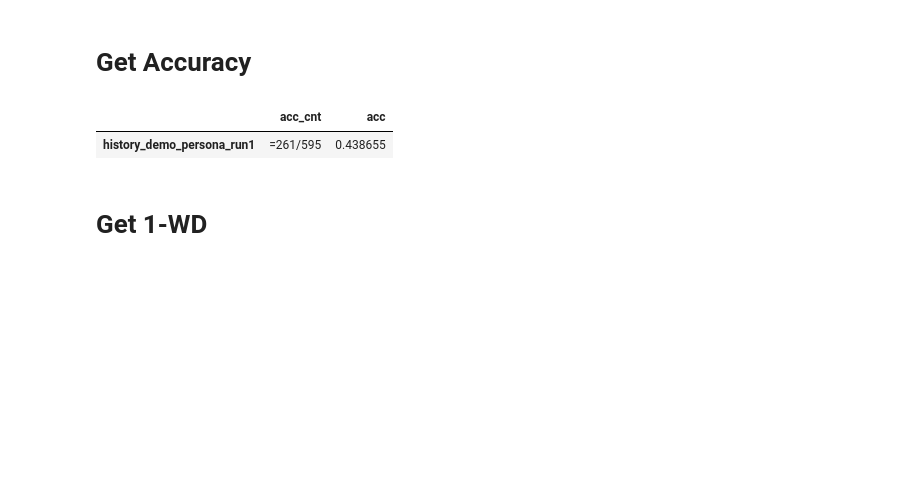
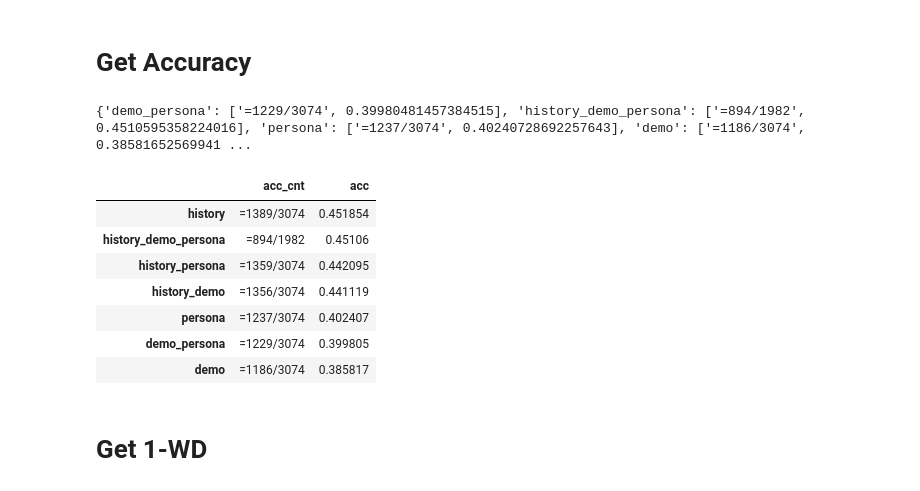
Before and after one commit to liamjxu/pump_code, a Jupyter notebook: pump/experiment/eval.ipynb, the cells around one changed output. Cells and saved outputs as stored; diff of their text form; code cells hidden in the pictures; blank space fills up the shorter version.

```diff
--- a/pump/experiment/eval.ipynb
+++ b/pump/experiment/eval.ipynb
@@ -35,42 +57,63 @@ viz_filename = f"date0826_v10post_midterm_{survey_name}_history_run1.json"
+# %%
+
+survey_name = "American_Trends_Panel_W32"
+
+def skip_exp(filename):
+    # if 'pval' in filename: return True
+    return False
+
+def get_exp(filename):
+    if filename[-5:] == '.json': filename = filename[:-5]
+    exp_elements = [_ for _ in filename.split('_') if _ in ['history', 'demo', 'persona', 'v10']]
+    final = '_'.join(exp_elements)
+    # print(filename, '->', final)
+    return final
 # %% [markdown]
 # Get Accuracy
 # %%
 import json
 import os
 import pandas as pd
 import numpy as np
 
 res = {}
 for filename in os.listdir(f'opinions_qa/output/{survey_name}/'):
-    if any(_ not in filename for _ in ['v10']):
-        continue
-    # if any(_ in filename for _ in ['fix']):
-    #     continue
-    exp = filename[len(f"date0826_v10post_midterm_{survey_name}_"):-len('.json')]
+    if skip_exp(filename): continue
+    exp = get_exp(filename)
+    # exp = filename
     if exp not in res:
         res[exp] = []
 
     with open(f"opinions_qa/output/{survey_name}/{filename}", 'r') as f:
         data = json.load(f)
     # res[exp] += [f"={sum([_['is_correct'] for _ in data])}/{len(data)}", f"{sum([_['is_correct'] for _ in data])/len(data):.4f}"]
     res[exp] += [f"={sum([_['is_correct'] for _ in data])}/{len(data)}", sum([_['is_correct'] for _ in data])/len(data)]
 
+
+print(res)
 df = pd.DataFrame(res)
 df = df[sorted(df.columns)]
 df = df.transpose()
 
 # df['acc_avg'] = df.apply(lambda x: np.mean(x[[1,3,5]]), axis=1)
 # df['acc_var'] = df.apply(lambda x: np.var(x[[1,3,5]]), axis=1)
 # df['acc_std'] = df.apply(lambda x: np.std(x[[1,3,5]]), axis=1)
 # df['acc_avg%'] = df.apply(lambda x: f"{100*x['acc_avg']:.2f}%", axis=1)
 # df['acc_std%'] = df.apply(lambda x: f"{100*np.std(x[[1,3,5]]):.2f}%", axis=1)
 
 acc_df = df
 acc_df = acc_df.rename(columns={0: "acc_cnt", 1: "acc"})
-acc_df
+acc_df.sort_values(by='acc', ascending=False)
 # %% [output]
+{'demo_persona': ['=1229/3074', 0.39980481457384515], 'history_demo_persona': ['=894/1982', 0.4510595358224016], 'persona': ['=1237/3074', 0.40240728692257643], 'demo': ['=1186/3074', 0.38581652569941 ...
 |  | acc_cnt | acc |
-| history_demo_persona_run1 | =261/595 | 0.438655 |
+| history | =1389/3074 | 0.451854 |
+| history_demo_persona | =894/1982 | 0.45106 |
+| history_persona | =1359/3074 | 0.442095 |
+| history_demo | =1356/3074 | 0.441119 |
+| persona | =1237/3074 | 0.402407 |
+| demo_persona | =1229/3074 | 0.399805 |
+| demo | =1186/3074 | 0.385817 |
 # %% [markdown]
 # Get 1-WD
 # %%
```
Also changed, not shown: parts of 9 cells of this notebook, 6 other files.
